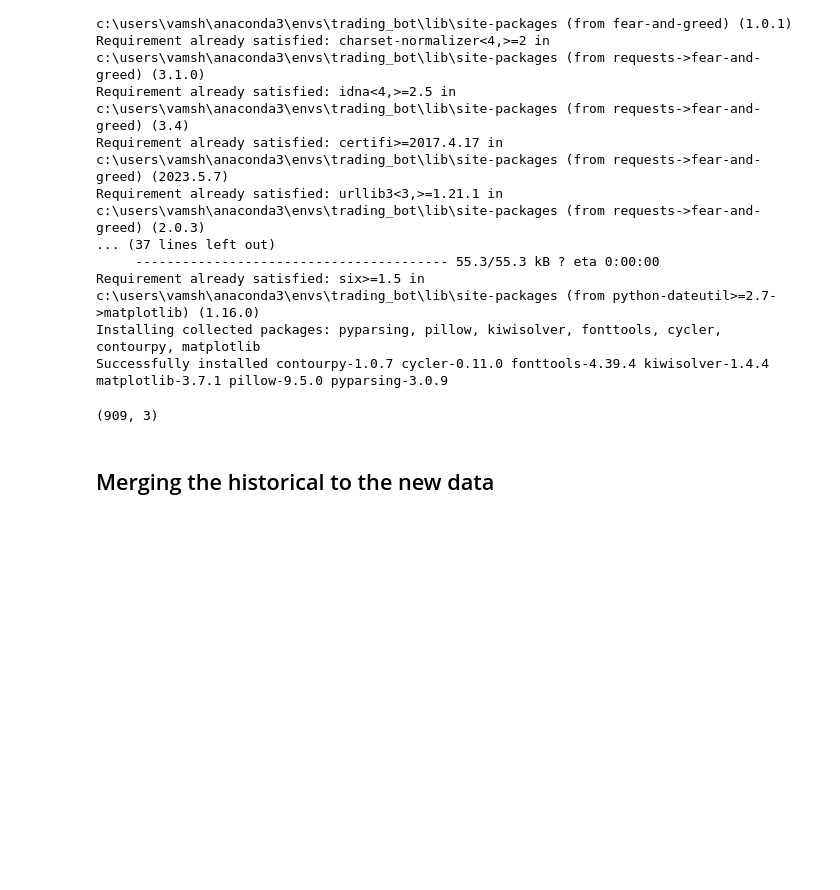
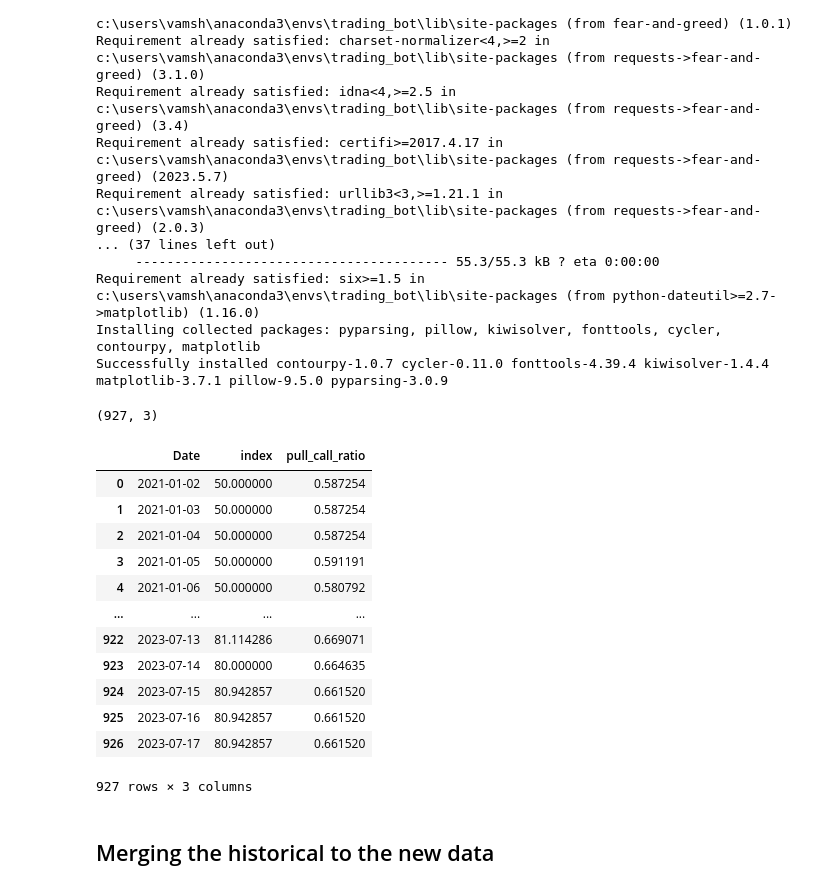
Before and after one commit to vamshi694/Trading_Bot_version_1, a Jupyter notebook: Experiment_notebooks/Fear_index_scarping_all_10_years.ipynb, the cells around one changed output. Drawn from its saved outputs; the diff is of its cells as text; code cells hidden in the pictures; blank space fills up the shorter version.

```diff
--- a/Experiment_notebooks/Fear_index_scarping_all_10_years.ipynb
+++ b/Experiment_notebooks/Fear_index_scarping_all_10_years.ipynb
@@ -52,7 +54,7 @@ headers = {
 
 
 start_date = datetime.date(2021, 1, 1)
-end_date = datetime.date(2023, 6, 29)
+end_date = datetime.date(2023, 7, 17)
 
 day_count = (end_date - start_date).days
 date = start_date
@@ -63,7 +65,7 @@ for i in tqdm(range(0,day_count)):
     try:
         request = requests.get('https://production.dataviz.cnn.io/index/fearandgreed/graphdata/' + str(date), headers=headers)
         r = request.json()['fear_and_greed_historical']['data'][0]
-        data['date'] = [date]
+        data['Date'] = [date]
         data['index'] = [r['y']]
         data['pull_call_ratio'] = [request.json()['put_call_options']['data'][0]['y']]
 
@@ -72,10 +74,26 @@ for i in tqdm(range(0,day_count)):
     except:
         print(date)
 # %%
-Whole_data['date'] = pd.to_datetime(Whole_data['date'])
+Whole_data['Date'] = pd.to_datetime(Whole_data['Date'])
 Whole_data.shape
 # %% [output]
-(909, 3)
+(927, 3)
+# %%
+Whole_data
+# %% [output]
+|  | Date | index | pull_call_ratio |
+| 0 | 2021-01-02 | 50.000000 | 0.587254 |
+| 1 | 2021-01-03 | 50.000000 | 0.587254 |
+| 2 | 2021-01-04 | 50.000000 | 0.587254 |
+| 3 | 2021-01-05 | 50.000000 | 0.591191 |
+| 4 | 2021-01-06 | 50.000000 | 0.580792 |
+| ... | ... | ... | ... |
+| 922 | 2023-07-13 | 81.114286 | 0.669071 |
+| 923 | 2023-07-14 | 80.000000 | 0.664635 |
+| 924 | 2023-07-15 | 80.942857 | 0.661520 |
+| 925 | 2023-07-16 | 80.942857 | 0.661520 |
+| 926 | 2023-07-17 | 80.942857 | 0.661520 |
+927 rows × 3 columns
 # %%
 Whole_data.to_csv(r'C:\Users\vamsh\OneDrive\Desktop\Trading_Bot_version_1\Data\fearindex_pull_ratio_2021.csv')
 # %% [markdown]
```
Also changed, not shown: parts of 1 cell of this notebook, 6 other files.
